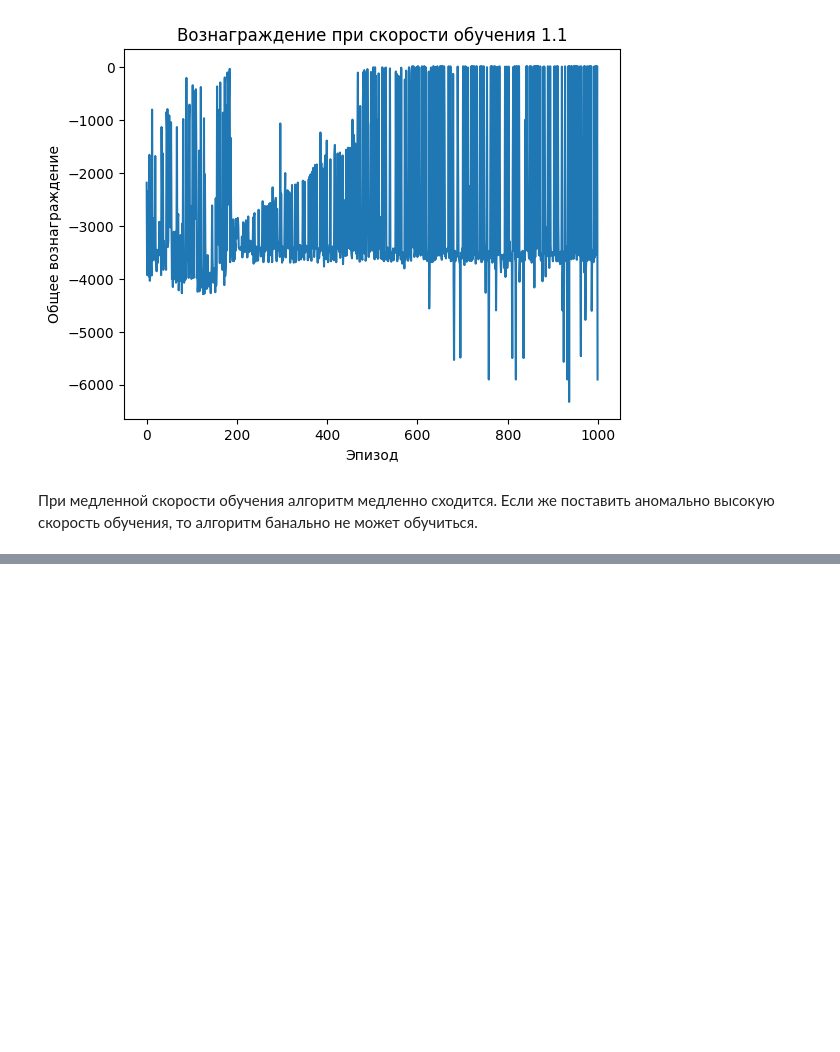
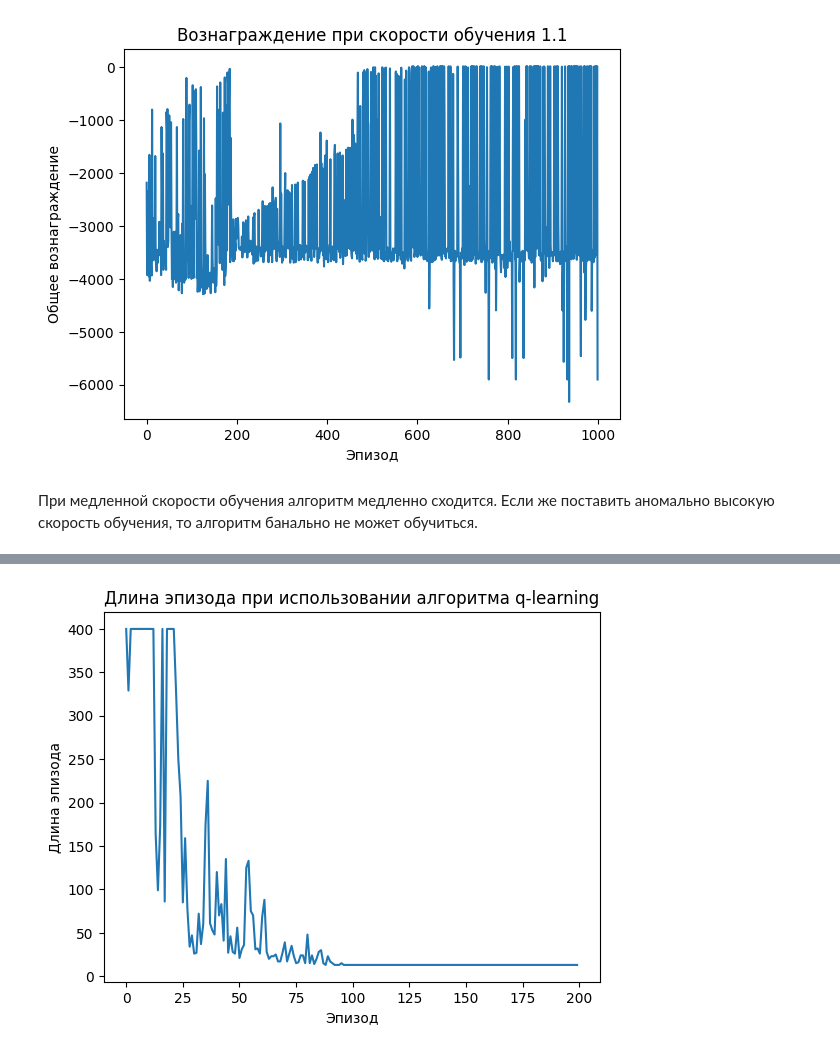
Before and after one commit to Rus9519/rl_otus, a Jupyter notebook: homework/01_discrete.ipynb, the cells around one changed output, grey strips where cells are left out. Cells and saved outputs as stored; diff of their text form; code cells hidden in the pictures; blank space fills up the shorter version.

```diff
--- a/homework/01_discrete.ipynb
+++ b/homework/01_discrete.ipynb
@@ -262,0 +298,8 @@ plt.show()
+# %%
+plt.plot(cliff_length)
+plt.title('Длина эпизода при использовании алгоритма q-learning')
+plt.xlabel('Эпизод')
+plt.ylabel('Длина эпизода')
+plt.show()
+# %% [output]
+[figure, added]
```
Also changed, not shown: parts of 10 cells of this notebook.
